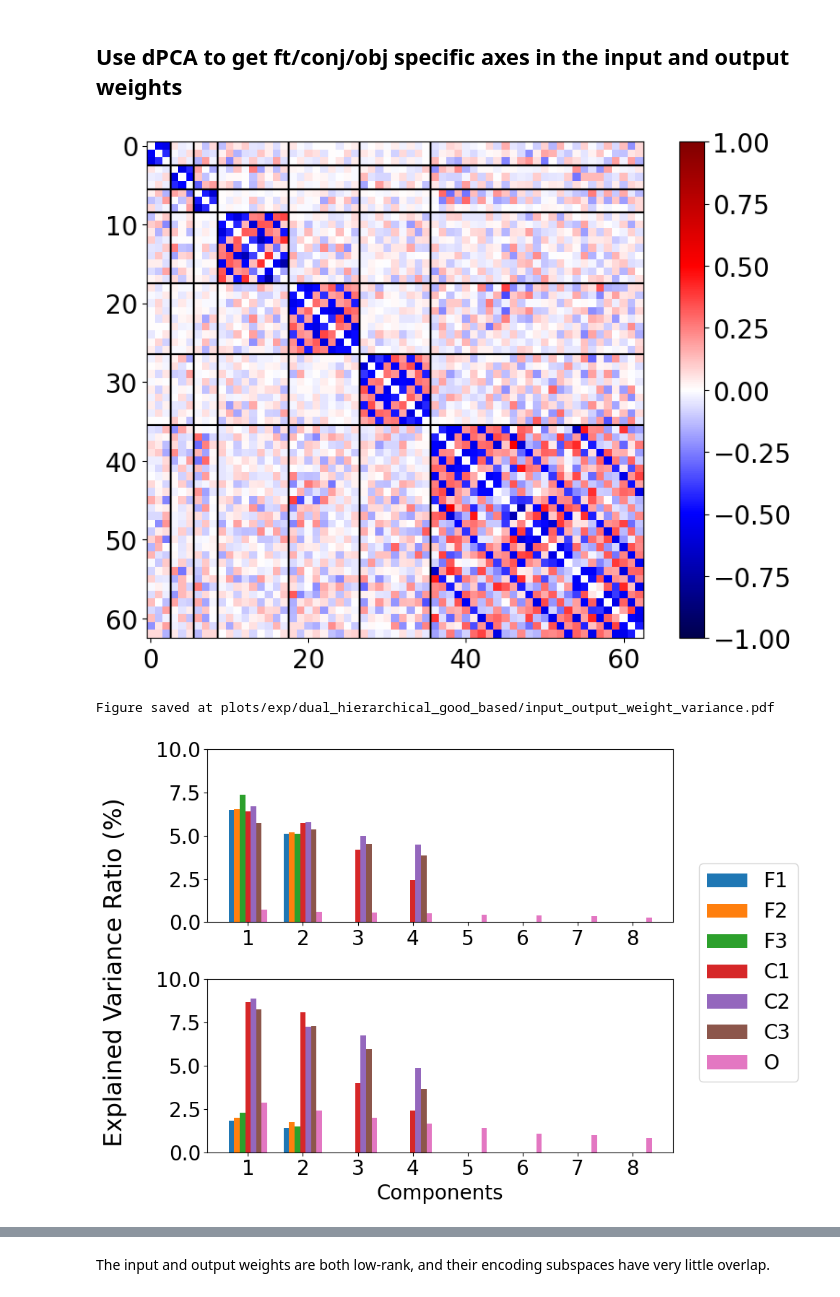
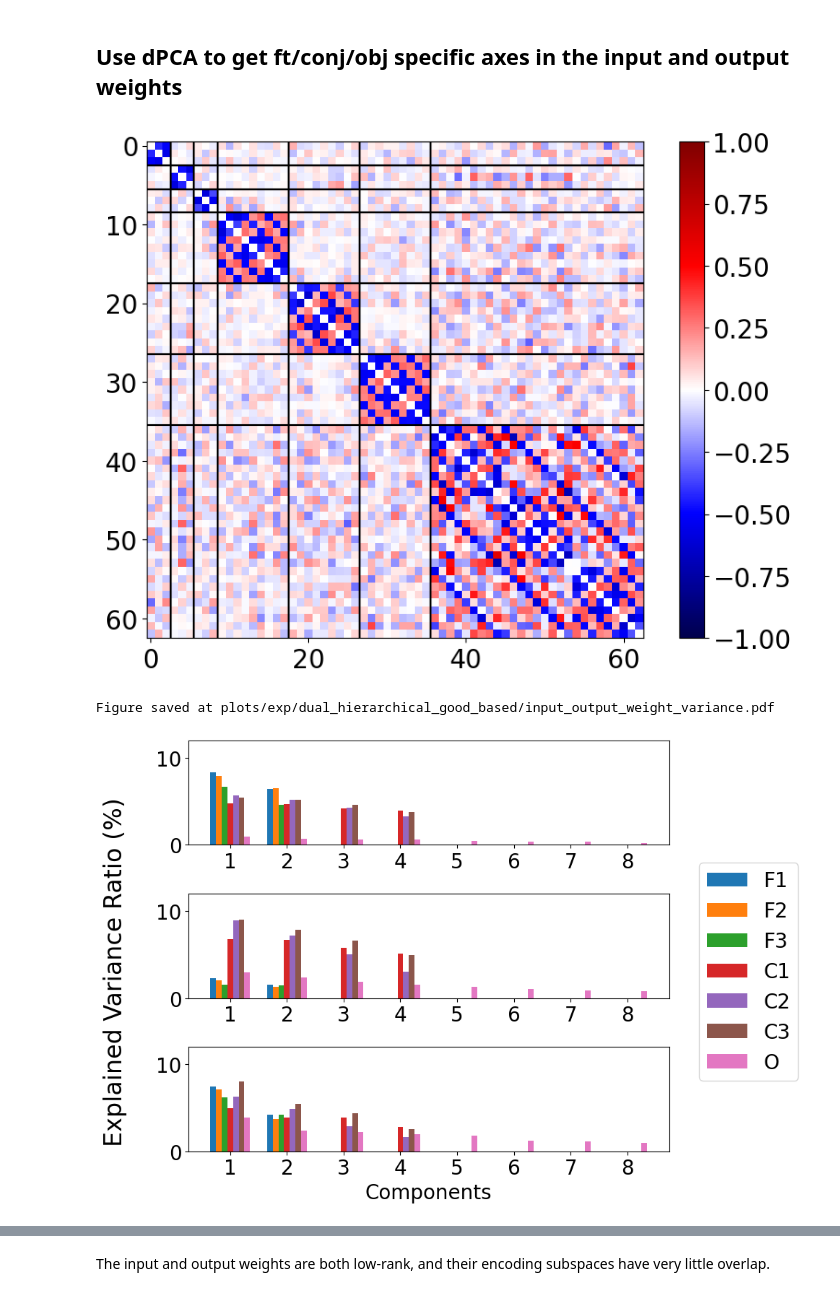
Before and after one commit to slenderham/Attn-WM-RNN, a Jupyter notebook: rnn/plot_main.ipynb, the cells around one changed output, grey strips where cells are left out. Drawn from its saved outputs; the diff is of its cells as text; code cells hidden in the pictures.

```diff
--- a/rnn/plot_main.ipynb
+++ b/rnn/plot_main.ipynb
@@ -11,7 +11,7 @@ plt.rcParams['image.interpolation']='nearest'
 # %% [markdown]
 ### Load model and run simulation on experimental reward schedule and stimuli
 # %%
-exp_dir = '/dartfs-hpc/rc/home/d/f005d7d/attn-rnn/Attn-WM-RNN/exp/dual_hierarchical_good_based_2_area_no_choice_to_area_1/'
+exp_dir = '/dartfs-hpc/rc/home/d/f005d7d/attn-rnn/Attn-WM-RNN/exp/dual_hierarchical_good_based_large_regularization/'
 os.chdir('/dartfs-hpc/rc/home/d/f005d7d/attn-rnn/Attn-WM-RNN')
 # os.chdir('/Volumes/f005d7d/attn-rnn/Attn-WM-RNN')
 # exp_dir = 'exp/dual_hierarchical_good_based_2_area_no_choice_to_area_1'
@@ -157,7 +157,8 @@ def run_model(args, model, task_mdprl, n_samples=None):
                         rwd = (torch.rand(args['batch_size'])<prob_s[i][range(args['batch_size']), action]).float()
                         all_saved_states['choose_better'][-1].append((action==torch.argmax(prob_s[i], -1)).float().squeeze())
                     elif args['decision_space']=='good':
-                        action_valid = torch.argmax(output[-1,:,index_s[i]], -1) # the object that can be chosen (0~1), (batch size, )
+#                         action_valid = torch.argmax(output[-1,:,index_s[i]], -1) # the object that can be chosen (0~1), (batch size, )
+                        action_valid = torch.multinomial(output[-1,:,index_s[i]].softmax(-1), num_samples=1).squeeze(-1)
                         action = index_s[i, action_valid] # (batch size, )
                         rwd = (torch.rand(args['batch_size'])<prob_s[i][range(args['batch_size']), action_valid]).long()
                         all_saved_states['choose_better'][-1].append((action_valid==torch.argmax(prob_s[i], -1)).float()[None,...])
@@ -559,15 +481,16 @@ low_stims = dpca_in.fit_transform(stims.reshape((80,3,3,3)))
 dpca_out = dPCA.dPCA('scp', n_components=n_components_for_dpca, regularizer=None)
 low_output = dpca_out.fit_transform(model.h2o.effective_weight().detach().numpy().T.reshape((E_SIZE,3,3,3)))
 
-# dpca_ch = dPCA.dPCA('scp', n_components=n_components_for_dpca, regularizer=None)
-# low_ch = dpca_ch.fit_transform(model.rnn.aux2h.effective_weight().detach().numpy()[input_weight_inds,2:].reshape((80,3,3,3)))
+dpca_ch = dPCA.dPCA('scp', n_components=n_components_for_dpca, regularizer=None)
+low_ch = dpca_ch.fit_transform(model.rnn.aux2h.effective_weight().detach().numpy()[list(range(64, 128))+list(range(144, 160)),2:].reshape((80,3,3,3)))
 # %%
 figure = plt.figure()
 ft_avg_normed = ft_avg_in/np.sqrt(np.sum(ft_avg_in**2, 1)[:,None])
 conj_avg_normed = conj_avg_in/np.sqrt(np.sum(conj_avg_in**2, 1)[:,None])
 obj_avg_normed = obj_avg_in/np.sqrt(np.sum(obj_avg_in**2, 1)[:,None])
 
-plt.imshow(np.concatenate([ft_avg_normed, conj_avg_normed, obj_avg_normed])@np.concatenate([ft_avg_normed, conj_avg_normed, obj_avg_normed]).T-np.eye(63), cmap='seismic', vmin=-1, vmax=1)
+# plt.imshow(np.concatenate([ft_avg_normed, conj_avg_normed, obj_avg_normed])@np.concatenate([ft_avg_normed, conj_avg_normed, obj_avg_normed]).T-np.eye(63), cmap='seismic', vmin=-1, vmax=1)
+plt.imshow(np.corrcoef(np.concatenate([ft_avg_normed, conj_avg_normed, obj_avg_normed]))-np.eye(63), cmap='seismic', vmin=-1, vmax=1)
 plt.colorbar()
 
 block_boundaries = [2.5, 5.5, 8.5, 17.5, 26.5, 35.5]
@@ -577,40 +500,48 @@ for i in block_boundaries:
 
 plt.show()
 # %% [output]
-[figure, old version]
+[figure, new version]
 # %%
-fig, axes = plt.subplots(2,1)
+fig, axes = plt.subplots(3,1)
 
 bar_width = 0.1
 labels = ['F1', 'F2', 'F3', 'C1', 'C2', 'C3', 'O']
 
-for k_idx, k in enumerate(low_stims.keys()):
+key_plot_order = ['s', 'c', 'p', 'cp', 'sp', 'sc', 'scp']
+
+for k_idx, k in enumerate(key_plot_order):
     bar_x = np.arange(len(dpca_in.explained_variance_ratio_[k]))
     axes[0].bar(bar_x+bar_width*(k_idx-len(low_stims.keys())//2), np.array(dpca_in.explained_variance_ratio_[k])*100, width=bar_width, label=labels[k_idx])
     axes[1].bar(bar_x+bar_width*(k_idx-len(low_stims.keys())//2), np.array(dpca_out.explained_variance_ratio_[k])*100, width=bar_width, label=labels[k_idx])
+    axes[2].bar(bar_x+bar_width*(k_idx-len(low_stims.keys())//2), np.array(dpca_ch.explained_variance_ratio_[k])*100, width=bar_width, label=labels[k_idx])
 
-axes[1].set_xlabel('Components')
+axes[2].set_xlabel('Components')
 axes[0].set_xticks(np.arange(0,8,1))
 axes[1].set_xticks(np.arange(0,8,1))
+axes[2].set_xticks(np.arange(0,8,1))
 axes[0].set_xticklabels(np.arange(1,9,1))
 axes[1].set_xticklabels(np.arange(1,9,1))
-axes[0].set_ylim([-0.0, 10])
-axes[1].set_ylim([-0.0, 10])
+axes[2].set_xticklabels(np.arange(1,9,1))
+axes[0].set_ylim([-0.0, 12])
+axes[1].set_ylim([-0.0, 12])
+axes[2].set_ylim([-0.0, 12])
 fig.supylabel('Explained Variance Ratio (%)')
 plt.tight_layout()
 handles, labels = axes[0].get_legend_handles_labels()
 box = axes[0].get_position()
 axes[0].set_position([box.x0, box.y0, box.width * 0.8, box.height])
 box = axes[1].get_position()
 axes[1].set_position([box.x0, box.y0, box.width * 0.8, box.height])
+box = axes[2].get_position()
+axes[2].set_position([box.x0, box.y0, box.width * 0.8, box.height])
 fig.legend(handles, labels, loc='center right')
 
 with PdfPages(f'plots/{args["exp_dir"]}/input_output_weight_variance.pdf') as pdf:
     pdf.savefig(fig)
     print(f'Figure saved at plots/{args["exp_dir"]}/input_output_weight_variance.pdf')
 # %% [output]
 Figure saved at plots/exp/dual_hierarchical_good_based/input_output_weight_variance.pdf
-[figure, old version]
+[figure, new version]
 # %%
 all_dpca_axes = np.concatenate([dpca_in.P['s'], dpca_in.P['c'], dpca_in.P['p'],
                                 dpca_in.P['cp'], dpca_in.P['sp'], dpca_in.P['sc'],
```
Also changed, not shown: parts of 29 cells of this notebook, 4 other files.
